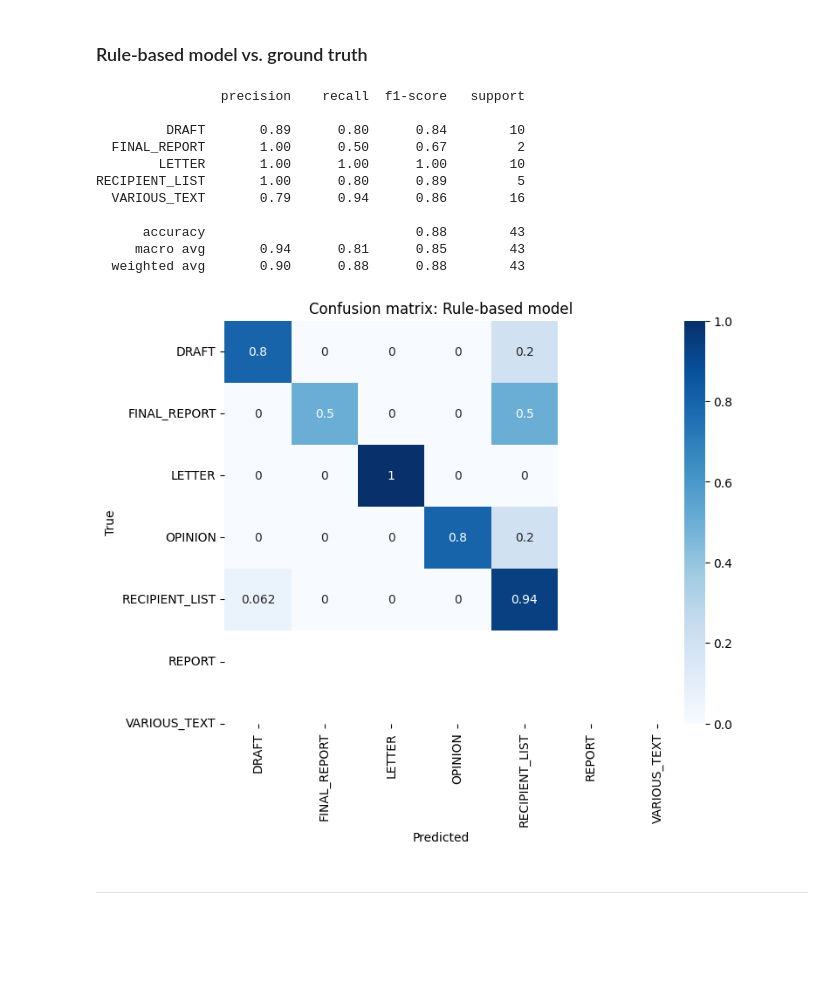
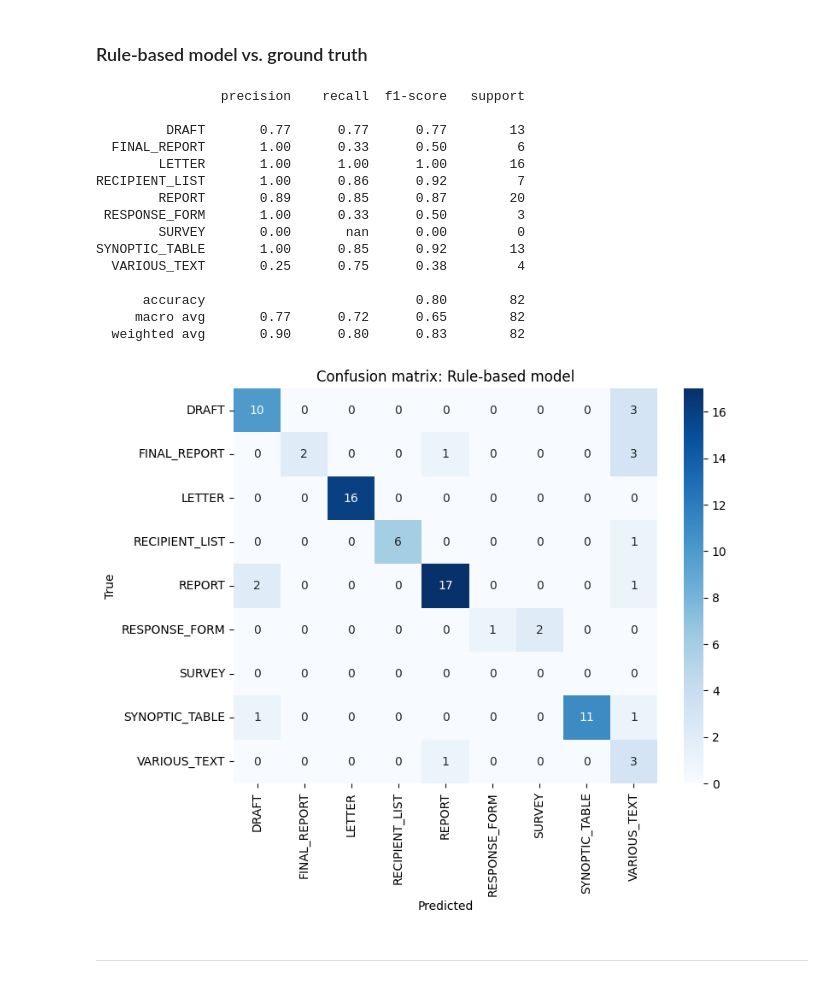
Before and after one commit to Demokratis-ch/demokratis-ml, a Jupyter notebook: research/document_types/VM_document_type_classifier.ipynb, the cells around one changed output. Cells and saved outputs as stored; diff of their text form; code cells hidden in the pictures; blank space fills up the shorter version.

Commit message:
More manually labelled documents in the eval set; disable merging and rule-labelled OPD data to establish a baseline

```diff
--- a/research/document_types/VM_document_type_classifier.ipynb
+++ b/research/document_types/VM_document_type_classifier.ipynb
@@ -17,10 +17,12 @@ FROM_YEAR = 2000
 
 MERGE_CLASSES = {
     # (classes, to, drop): replacement_class
-    ("RESPONSE_FORM", "SURVEY", "SYNOPTIC_TABLE", "VARIOUS_TEXT"): "VARIOUS_TEXT",
+    # ("RESPONSE_FORM", "SURVEY", "SYNOPTIC_TABLE", "VARIOUS_TEXT"): "VARIOUS_TEXT",
 }
 
-INCLUDE_RULE_LABELS_IN_TRAINING = {"REPORT"}
+INCLUDE_RULE_LABELS_IN_TRAINING = {
+    # "REPORT",
+}
 
 CV_FOLDS = 5
 TEST_SIZE = 0.1
@@ -581,21 +630,29 @@ print(sklearn.metrics.classification_report(_df["ground_truth"], _df["prediction
 # %% [output]
                 precision    recall  f1-score   support
 
-         DRAFT       0.89      0.80      0.84        10
-  FINAL_REPORT       1.00      0.50      0.67         2
-        LETTER       1.00      1.00      1.00        10
-RECIPIENT_LIST       1.00      0.80      0.89         5
-  VARIOUS_TEXT       0.79      0.94      0.86        16
+         DRAFT       0.77      0.77      0.77        13
+  FINAL_REPORT       1.00      0.33      0.50         6
+        LETTER       1.00      1.00      1.00        16
+RECIPIENT_LIST       1.00      0.86      0.92         7
+        REPORT       0.89      0.85      0.87        20
+ RESPONSE_FORM       1.00      0.33      0.50         3
+        SURVEY       0.00       nan      0.00         0
+SYNOPTIC_TABLE       1.00      0.85      0.92        13
+  VARIOUS_TEXT       0.25      0.75      0.38         4
 
-      accuracy                           0.88        43
-     macro avg       0.94      0.81      0.85        43
-  weighted avg       0.90      0.88      0.88        43
+      accuracy                           0.80        82
+     macro avg       0.77      0.72      0.65        82
+  weighted avg       0.90      0.80      0.83        82
 # %%
 plotting.plot_confusion_matrix_heatmap(
-    _df["ground_truth"], _df["prediction_rule"], target_names=target_names, title="Rule-based model"
+    _df["ground_truth"],
+    _df["prediction_rule"],
+    target_names=[t for t in target_names if t != "OPINION"],  # TODO: find a cleaner way to do this
+    title="Rule-based model",
+    # normalize="true",
 )
 # %% [output]
-[figure, old version]
+[figure, new version]
 # %% [markdown]
 ***
 # %% [markdown]
```
Also changed, not shown: parts of 23 cells of this notebook, 2 other files.
